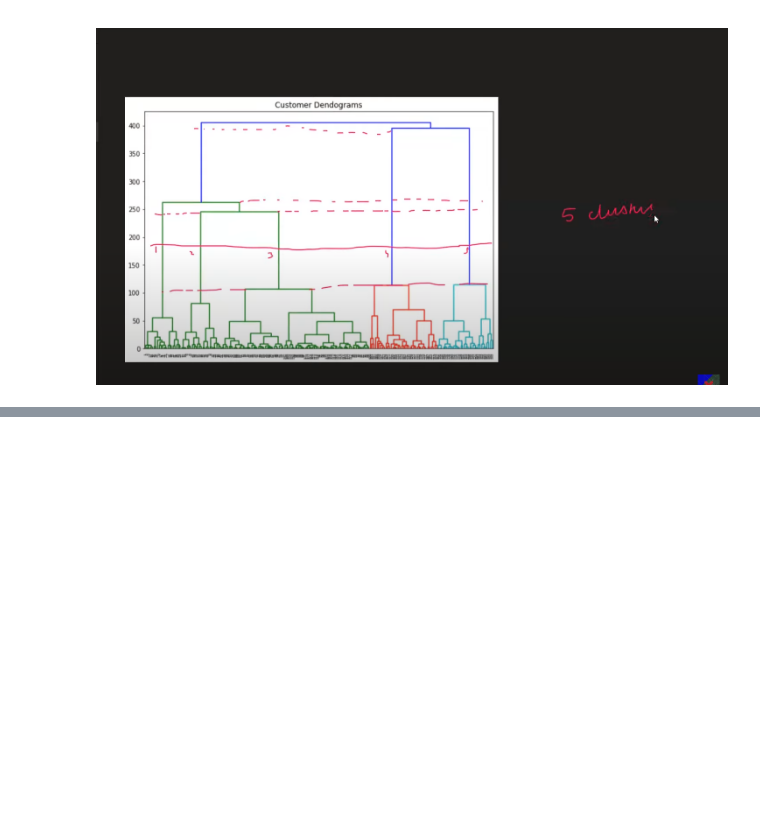
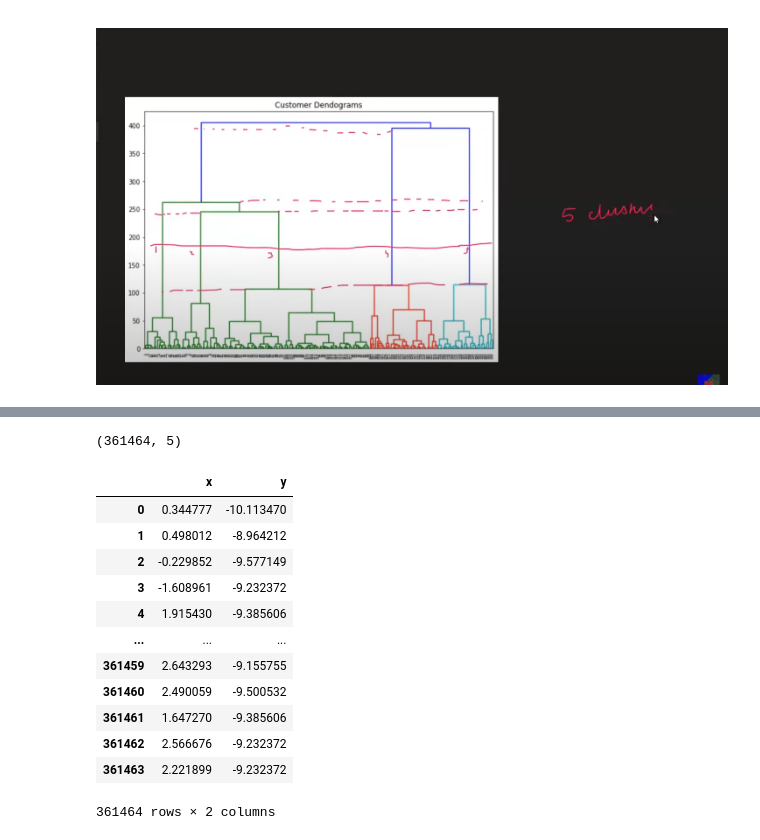
Before and after one commit to AM-Ankitgit/Complete-Machine-Learning-Algorithms, a Jupyter notebook: Agglomerative Hierarchical Clustering/Agglomerative_Hierarchical _Clustering.ipynb, the cells around one changed output, grey strips where cells are left out. Saved outputs shown, nothing was run; the diff lists cells and outputs as text; code cells hidden in the pictures; blank space fills up the shorter version.

```diff
--- a/Agglomerative Hierarchical Clustering/Agglomerative_Hierarchical _Clustering.ipynb
+++ b/Agglomerative Hierarchical Clustering/Agglomerative_Hierarchical _Clustering.ipynb
@@ -131,0 +146,22 @@ c2 = 3-5
+# %%
+df = pd.read_csv(r"D:\DATA\Farm_Data\old_farm_test_data\final_merged_data 1\final_merged_data.csv")
+df = df[['x',	'y',	'z'	,'primary',	'secondary']]
+df.shape
+# %% [output]
+(361464, 5)
+# %%
+df[['x','y']]
+# %% [output]
+|  | x | y |
+| 0 | 0.344777 | -10.113470 |
+| 1 | 0.498012 | -8.964212 |
+| 2 | -0.229852 | -9.577149 |
+| 3 | -1.608961 | -9.232372 |
+| 4 | 1.915430 | -9.385606 |
+| ... | ... | ... |
+| 361459 | 2.643293 | -9.155755 |
+| 361460 | 2.490059 | -9.500532 |
+| 361461 | 1.647270 | -9.385606 |
+| 361462 | 2.566676 | -9.232372 |
+| 361463 | 2.221899 | -9.232372 |
+361464 rows × 2 columns
```
Also changed, not shown: parts of 3 cells of this notebook, 1 other file.
